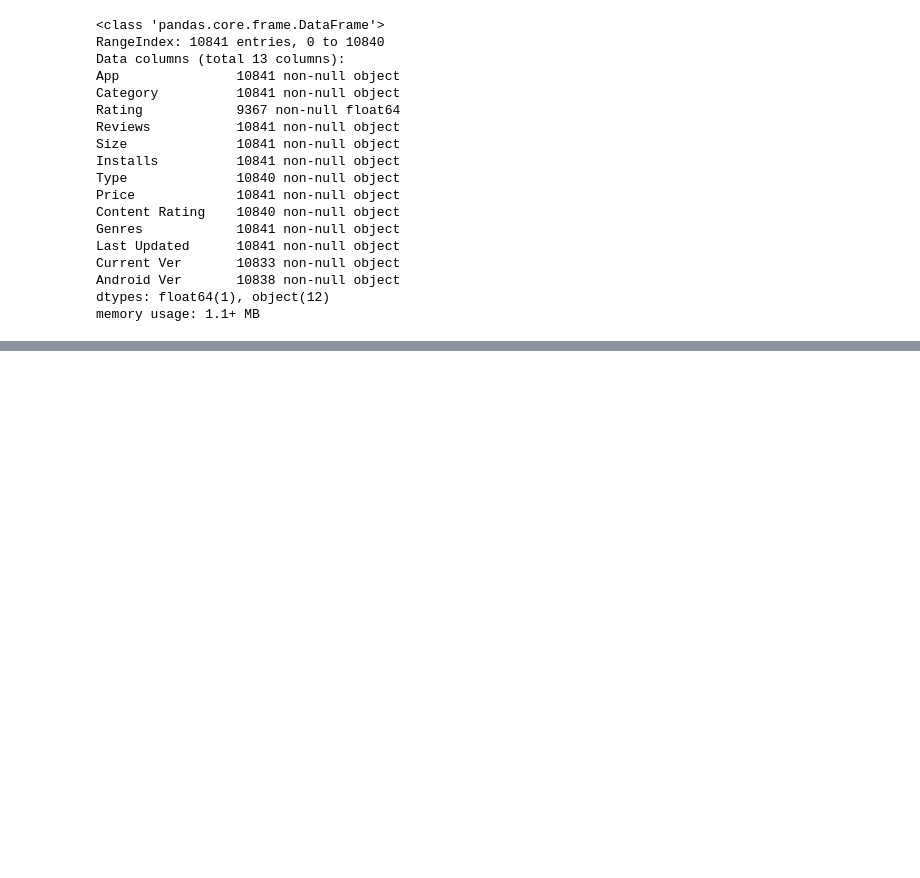
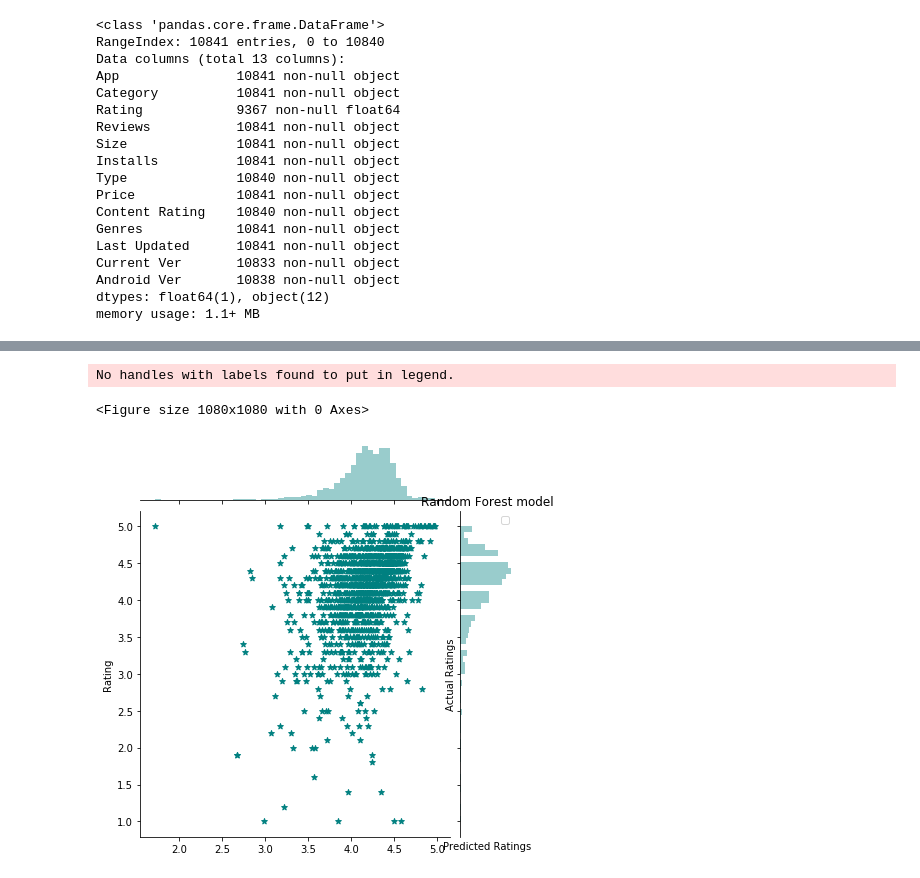
Before and after one commit to 22557i/INFO7390AdvancedDataScience, a Jupyter notebook: Assignment1/Assignment1.ipynb, the cells around one changed output, grey strips where cells are left out. Drawn from its saved outputs; the diff is of its cells as text; code cells hidden in the pictures; blank space fills up the shorter version.

```diff
--- a/Assignment1/Assignment1.ipynb
+++ b/Assignment1/Assignment1.ipynb
@@ -31,3 +20,6 @@ data.head()
+# %%
+data = pd.read_csv('https://raw.githubusercontent.com/22557i/INFO7390AdvancedDataScience/master/Assignment1/googleplaystore.csv',encoding='ISO-8859-1')
+reviews = pd.read_csv('https://raw.githubusercontent.com/22557i/INFO7390AdvancedDataScience/master/Assignment1/googleplaystore_user_reviews.csv',encoding='ISO-8859-1')
 # %%
 data.info()
 # %% [output]
@@ -51,0 +135,4 @@ memory usage: 1.1+ MB
+# %%
+df2 = pd.get_dummies(df, columns=['Category'])
+
+df2.head()
@@ -51,0 +224,12 @@ memory usage: 1.1+ MB
+# %%
+plt.figure(figsize=(15,15))
+sns.jointplot(rf_predictions,y_test,color='teal', marker = '*')
+plt.legend()
+plt.title('Random Forest model')
+plt.xlabel('Predicted Ratings')
+plt.ylabel('Actual Ratings')
+plt.show()
+# %% [output]
+No handles with labels found to put in legend.
+<Figure size 1080x1080 with 0 Axes>
+[figure, added]
```
Also changed, not shown: parts of 16 cells of this notebook.
